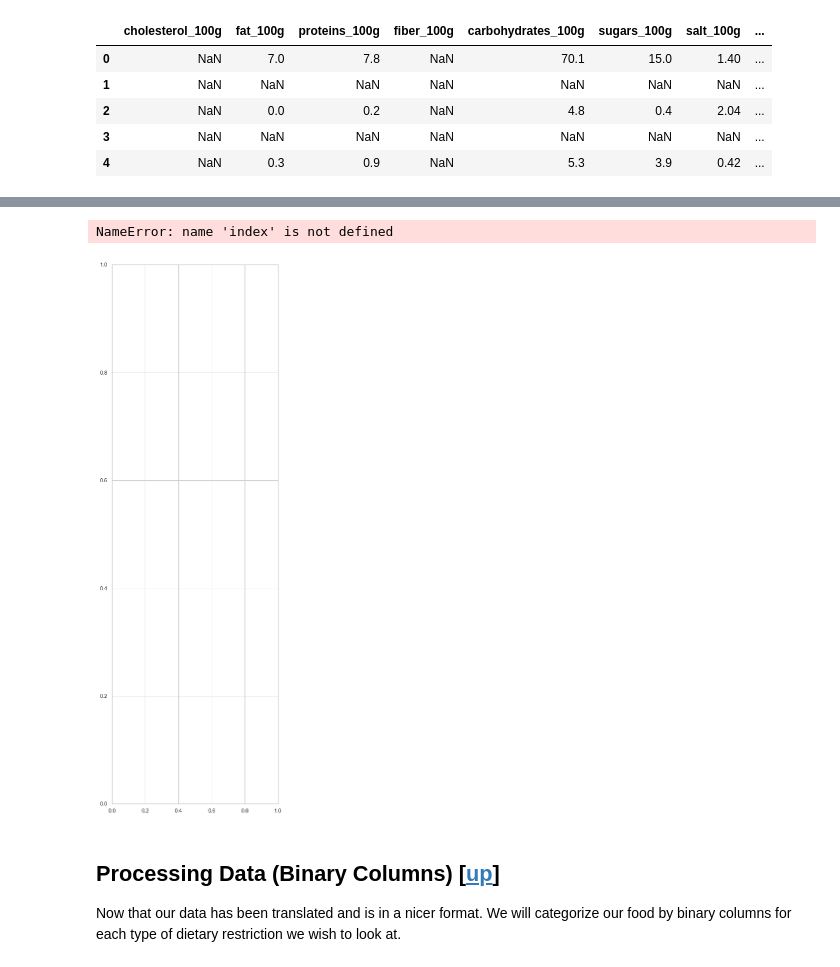
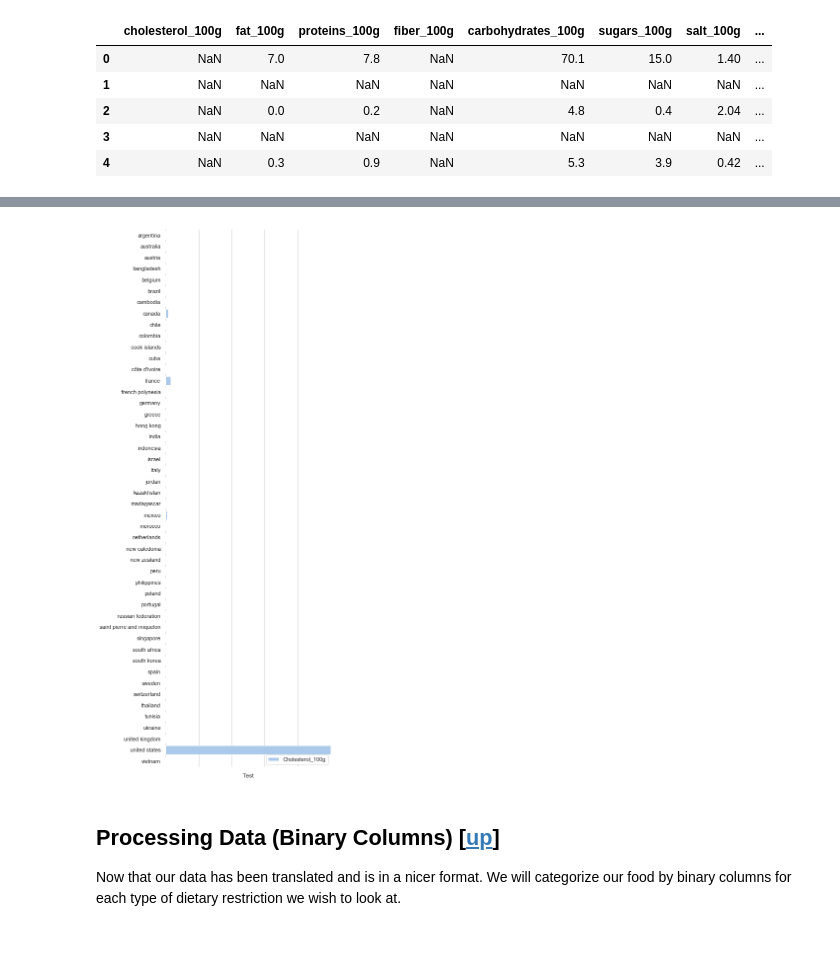
Before and after one commit to celine-y/open_food_facts, a Jupyter notebook: project.ipynb, the cells around one changed output, grey strips where cells are left out. Drawn from its saved outputs; the diff is of its cells as text; code cells hidden in the pictures.

Commit message:
first approach of barplot done

```diff
--- a/project.ipynb
+++ b/project.ipynb
@@ -1872,3 +1872,12 @@ countries_df.head()
 | albania | 0.0 | 203.500 | 130.50 | 24.500 | 705.800 | 333.400 | ... |
 | algeria | 0.0 | 2608.927 | 1001.96 | 246.079 | 6084.686 | 3134.691 | ... |
 | allemagne | 0.0 | 23.100 | 8.20 | 0.000 | 77.000 | 36.000 | ... |
+# %%
+def before_plot (df, column):
+    values = df.loc[(df[column] != 0.0 )][[column]]
+    return values
+# %%
+df = before_plot(countries_df,"cholesterol_100g")
+x = df.index
+y = df.cholesterol_100g
+print(y)
@@ -1875,27 +1916,26 @@ countries_df.head()
 # %%
 sns.set(style="whitegrid")
 
 # Initialize the matplotlib figure
 f, ax = plt.subplots(figsize=(6, 20))
 
 # Plot the total crashes
 sns.set_color_codes("pastel")
-ax = sns.barplot(y=index, x=cholesterol_100g, data=countries_df,label="Cholesterol_100g", color="b")
+ax = sns.barplot(y=df.index, x=df.cholesterol_100g,label="Cholesterol_100g", color="b")
 ax.set_xticklabels(ax.get_xticklabels(), rotation='vertical', fontsize=10)
 
 # Plot the crashes where alcohol was involved
 #sns.set_color_codes("muted")
 #sns.barplot(x="alcohol", y="abbrev", data=crashes,
 #            label="Alcohol-involved", color="b")
 
 # Add a legend and informative axis label
 ax.legend(ncol=2, loc="lower right", frameon=True)
 ax.set(xlim=(0, 500), ylabel="",
        xlabel="Test")
 sns.despine(left=True, bottom=True)
 # %% [output]
-NameError: name 'index' is not defined
-[figure, old version]
+[figure, new version]
 # %% [markdown]
 ## Processing Data (Binary Columns) <a id="processing_data"></a> [[up](#Table-of-Contents)]
 Now that our data has been translated and is in a nicer format. We will categorize our food by binary columns for each type of dietary restriction we wish to look at.
```
Also changed, not shown: parts of 2 cells of this notebook.
